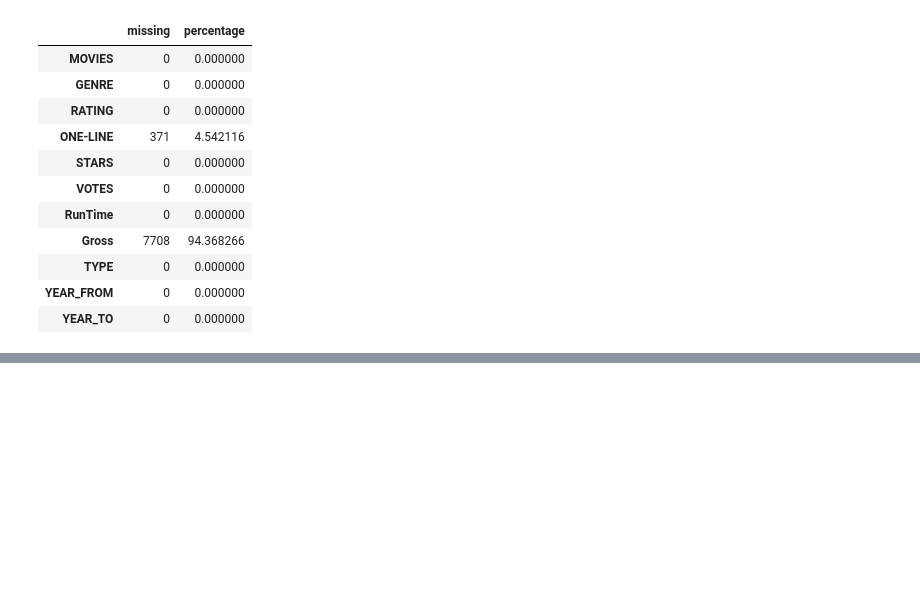
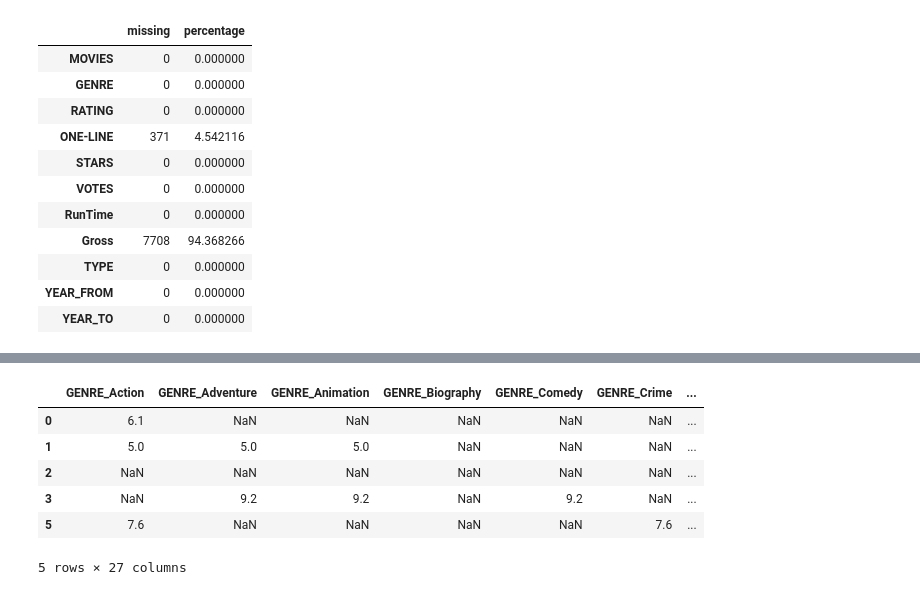
Before and after one commit to MonaTaghavi/dm-ann, a Jupyter notebook: notebooks/21dm-movie.ipynb, the cells around one changed output, grey strips where cells are left out. Cells and saved outputs as stored; diff of their text form; code cells hidden in the pictures; blank space fills up the shorter version.

```diff
--- a/notebooks/21dm-movie.ipynb
+++ b/notebooks/21dm-movie.ipynb
@@ -599,0 +678,16 @@ df.drop(columns=["MOVIES", "YEAR", "GENRE", "STARS", "ONE-LINE", "Gross",
+# %%
+genre_rating = {}
+for genre in genres:
+    ratings = df[df[genre] == 1]["RATING"]
+    genre_rating[genre] = ratings
+
+df_genre = pd.DataFrame.from_dict(genre_rating)
+df_genre.head()
+# %% [output]
+|  | GENRE_Action | GENRE_Adventure | GENRE_Animation | GENRE_Biography | GENRE_Comedy | GENRE_Crime | ... |
+| 0 | 6.1 | NaN | NaN | NaN | NaN | NaN | ... |
+| 1 | 5.0 | 5.0 | 5.0 | NaN | NaN | NaN | ... |
+| 2 | NaN | NaN | NaN | NaN | NaN | NaN | ... |
+| 3 | NaN | 9.2 | 9.2 | NaN | 9.2 | NaN | ... |
+| 5 | 7.6 | NaN | NaN | NaN | NaN | 7.6 | ... |
+5 rows × 27 columns
```
Also changed, not shown: parts of 35 cells of this notebook, 1 other file.
